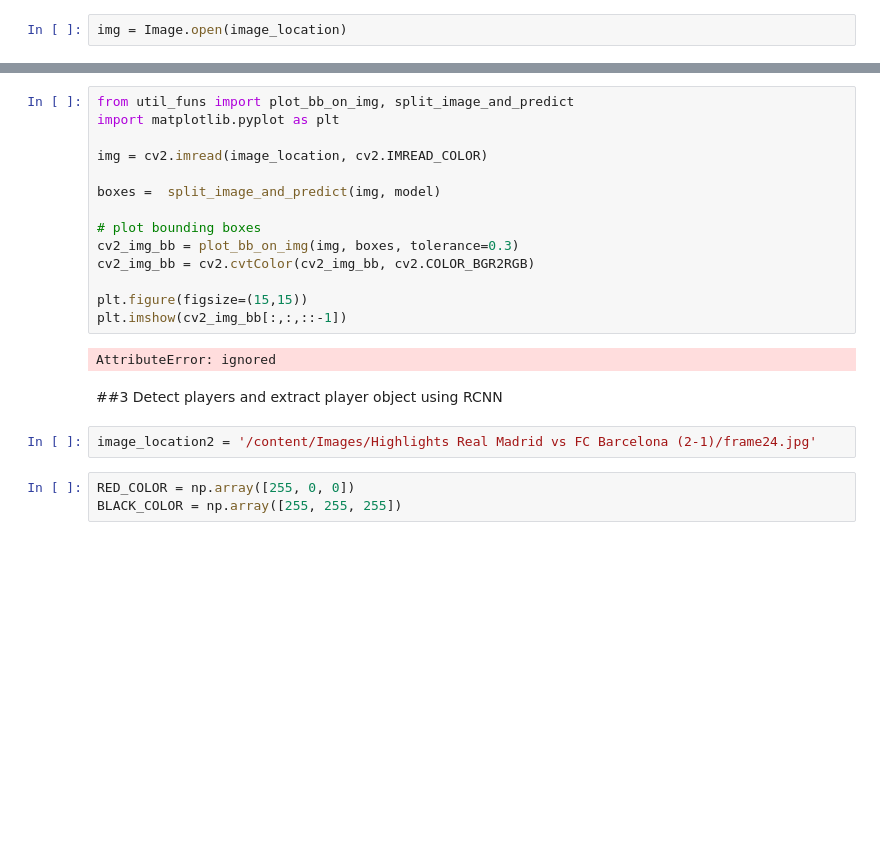
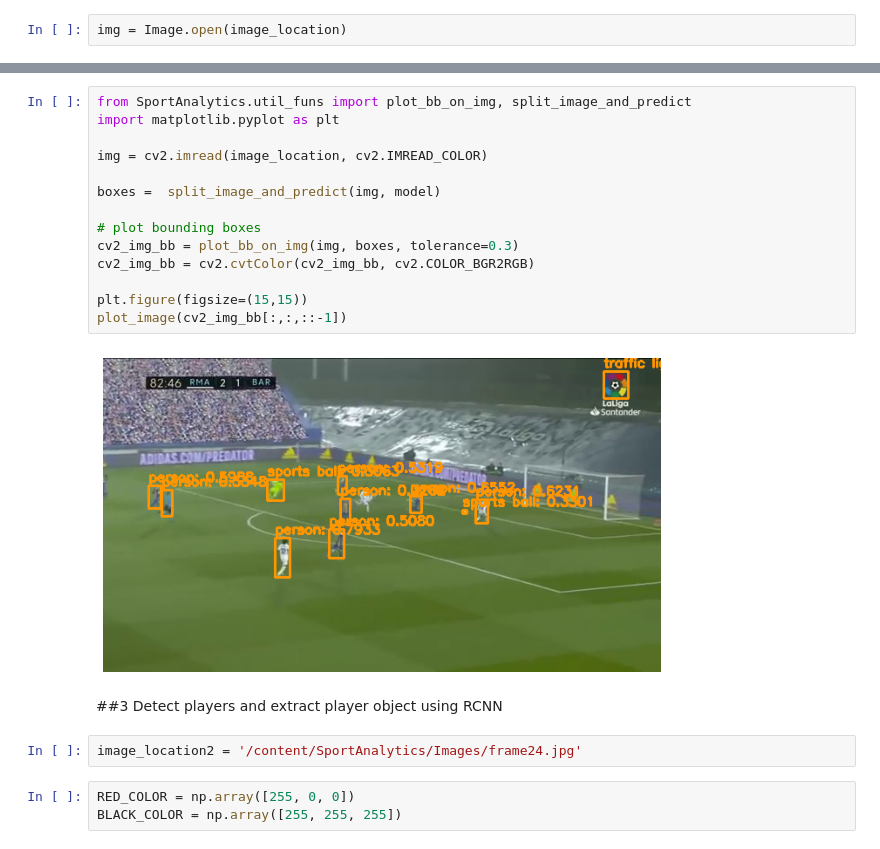
Before and after one commit to teoad95/Sport-analytics, a Jupyter notebook: Football_analytics.ipynb, the cells around one changed output, grey strips where cells are left out. Cells and saved outputs as stored; diff of their text form; blank space fills up the shorter version.

```diff
--- a/Football_analytics.ipynb
+++ b/Football_analytics.ipynb
@@ -154,23 +172,23 @@ AttributeError: ignored
 # %%
-from util_funs import plot_bb_on_img, split_image_and_predict
+from SportAnalytics.util_funs import plot_bb_on_img, split_image_and_predict
 import matplotlib.pyplot as plt
 
 img = cv2.imread(image_location, cv2.IMREAD_COLOR)
 
 boxes =  split_image_and_predict(img, model)
 
 # plot bounding boxes
 cv2_img_bb = plot_bb_on_img(img, boxes, tolerance=0.3)
 cv2_img_bb = cv2.cvtColor(cv2_img_bb, cv2.COLOR_BGR2RGB)
 
 plt.figure(figsize=(15,15))
-plt.imshow(cv2_img_bb[:,:,::-1])
+plot_image(cv2_img_bb[:,:,::-1])
 # %% [output]
-AttributeError: ignored
+[figure, added]
 # %% [markdown]
 ##3 Detect players and extract player object using RCNN
 # %%
-image_location2 = '/content/Images/Highlights Real Madrid vs FC Barcelona (2-1)/frame24.jpg'
+image_location2 = '/content/SportAnalytics/Images/frame24.jpg'
 # %%
 RED_COLOR = np.array([255, 0, 0])
 BLACK_COLOR = np.array([255, 255, 255])
```
Also changed, not shown: parts of 15 cells of this notebook.
